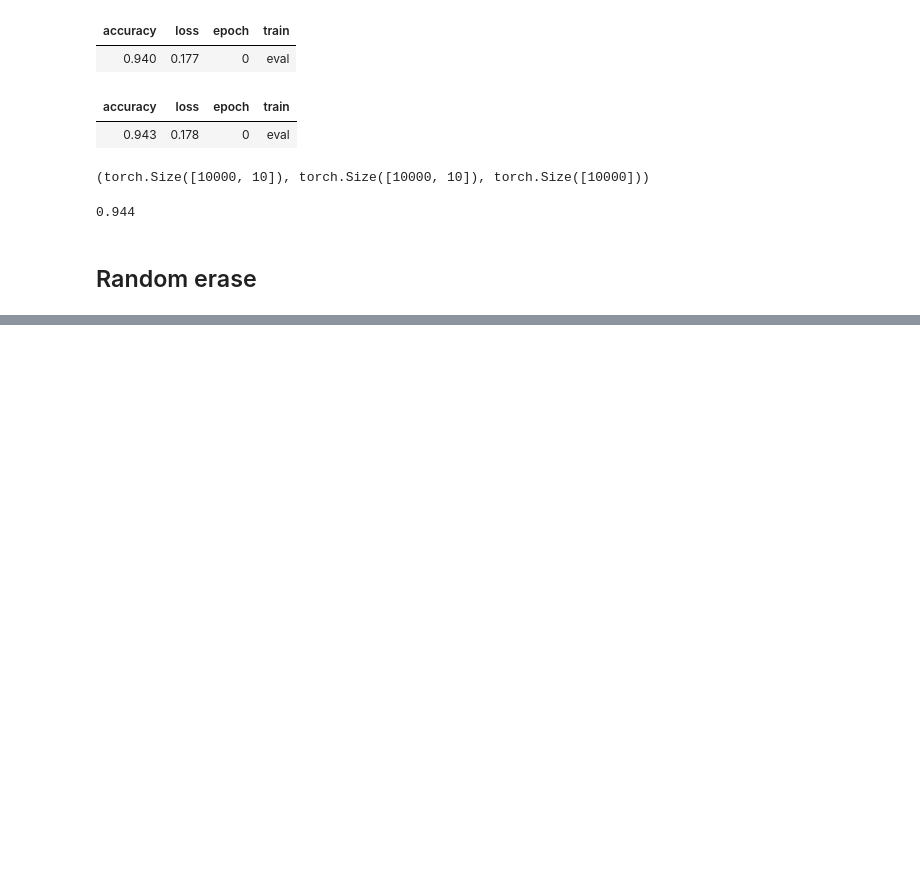
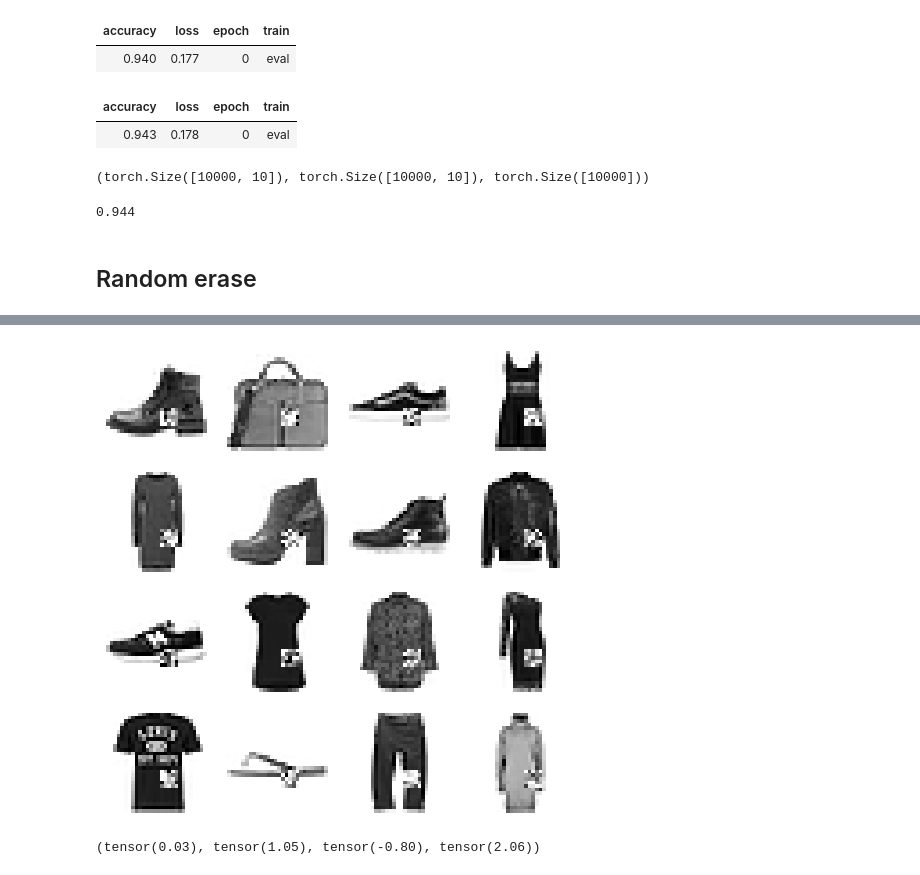
Before and after one commit to teome/diffusion-play, a Jupyter notebook: nbs/14_augment.ipynb, the cells around one changed output, grey strips where cells are left out. Drawn from its saved outputs; the diff is of its cells as text; code cells hidden in the pictures; blank space fills up the shorter version.

```diff
--- a/nbs/14_augment.ipynb
+++ b/nbs/14_augment.ipynb
@@ -458,0 +451,2 @@ round((ap==at).float().mean().item(), 3)
+# %%
+xm, xs = xbt.mean(), xbt.std()
@@ -458,0 +457,2 @@ round((ap==at).float().mean().item(), 3)
+# %%
+pct = 0.2
@@ -458,0 +477,19 @@ round((ap==at).float().mean().item(), 3)
+# %%
+def _rand_erase1(x, pct, xm, xs, mn, mx):
+    szx = int(pct * x.shape[-2])
+    szy = int(pct * x.shape[-1])
+    stx = int(random.random() * (1 - pct) * x.shape[-2])
+    sty = int(random.random() * (1 - pct) * x.shape[-1])
+    init.normal_(x[:, :, stx:stx+szx, sty:sty+szy], mean=xm, std=xs)
+    x.clamp_(mn, mx)
+# %%
+xb, _ = next(iter(dls.train))
+xbt = xb[:16]
+_rand_erase1(xb, 0.2, xbt.mean(), xbt.std(), xbt.min(), xbt.max())
+show_images(xbt, imsize=1.5)
+# %% [output]
+[figure, added]
+# %%
+xbt.mean(),xbt.std(),xbt.min(), xbt.max()
+# %% [output]
+(tensor(0.03), tensor(1.05), tensor(-0.80), tensor(2.06))
```
Also changed, not shown: parts of 15 cells of this notebook.
